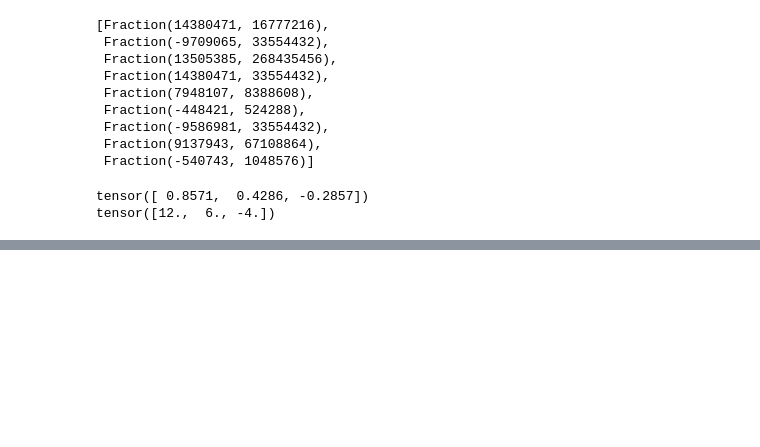
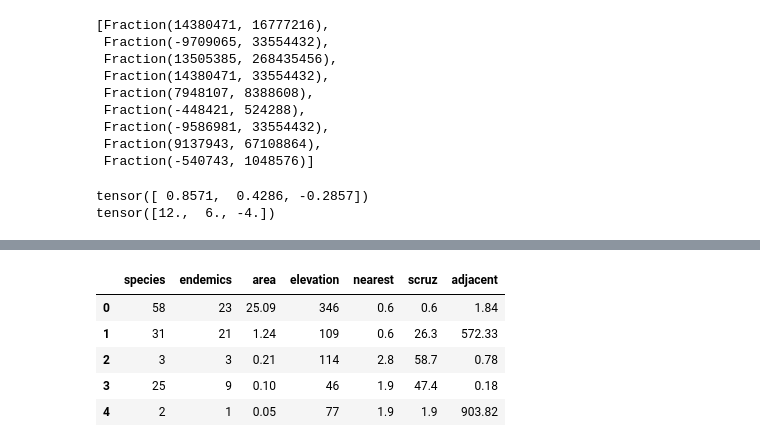
Before and after one commit to sdswitz/rthon, a Jupyter notebook: testing.ipynb, the cells around one changed output, grey strips where cells are left out. Cells and saved outputs as stored; diff of their text form; code cells hidden in the pictures; blank space fills up the shorter version.

```diff
--- a/testing.ipynb
+++ b/testing.ipynb
@@ -93,0 +121,12 @@ ImportError: cannot import name 'lm' from 'rthon' (/Users/samswitz/GitHub/rthon/
+# %%
+gala = pd.read_csv("/Users/samswitz/Desktop/UIUC/Fall 25/STAT-527/gala.csv")
+# %%
+gala.columns = gala.columns.str.lower()
+gala.head()
+# %% [output]
+|  | species | endemics | area | elevation | nearest | scruz | adjacent |
+| 0 | 58 | 23 | 25.09 | 346 | 0.6 | 0.6 | 1.84 |
+| 1 | 31 | 21 | 1.24 | 109 | 0.6 | 26.3 | 572.33 |
+| 2 | 3 | 3 | 0.21 | 114 | 2.8 | 58.7 | 0.78 |
+| 3 | 25 | 9 | 0.10 | 46 | 1.9 | 47.4 | 0.18 |
+| 4 | 2 | 1 | 0.05 | 77 | 1.9 | 1.9 | 903.82 |
```
Also changed, not shown: parts of 14 cells of this notebook, 3 other files.
